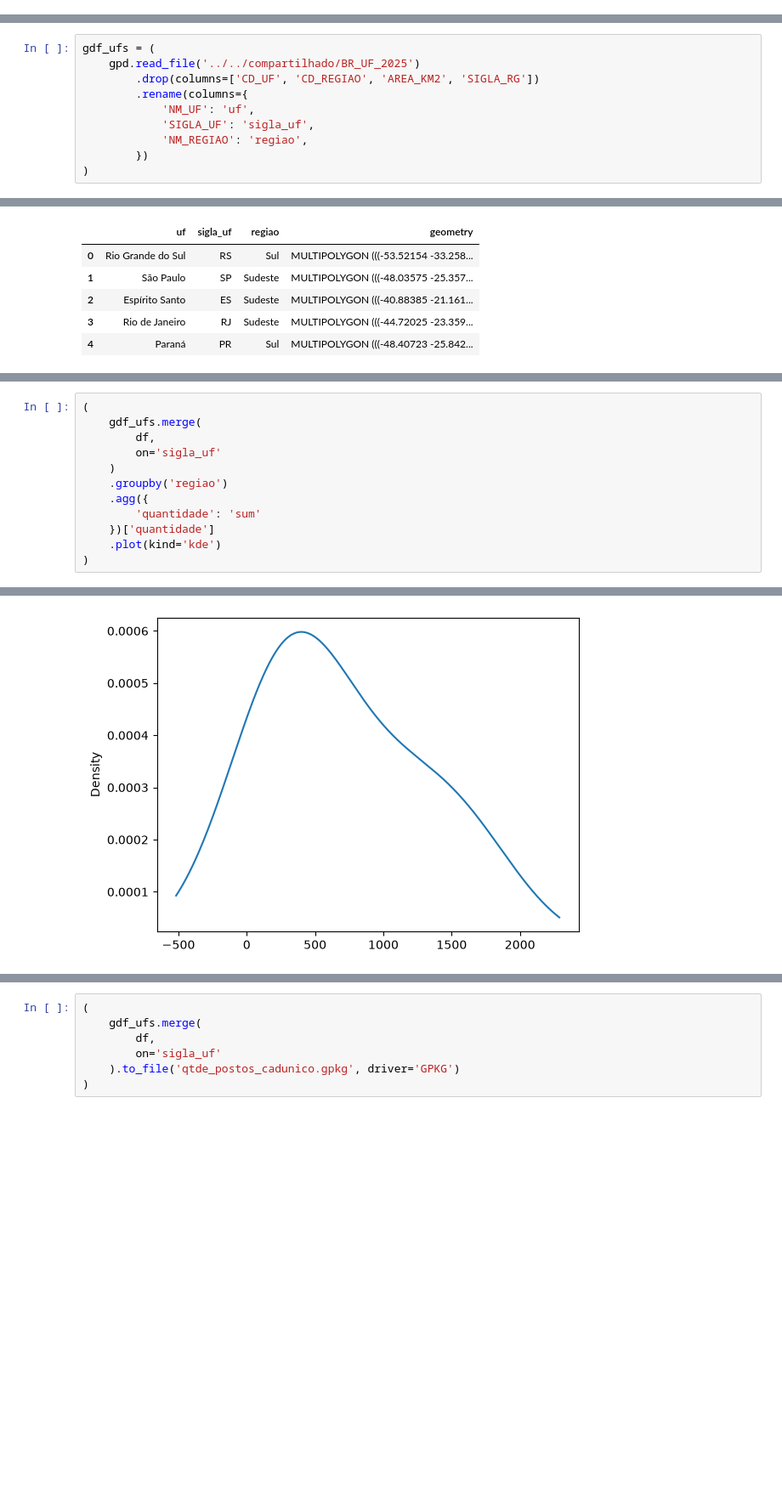
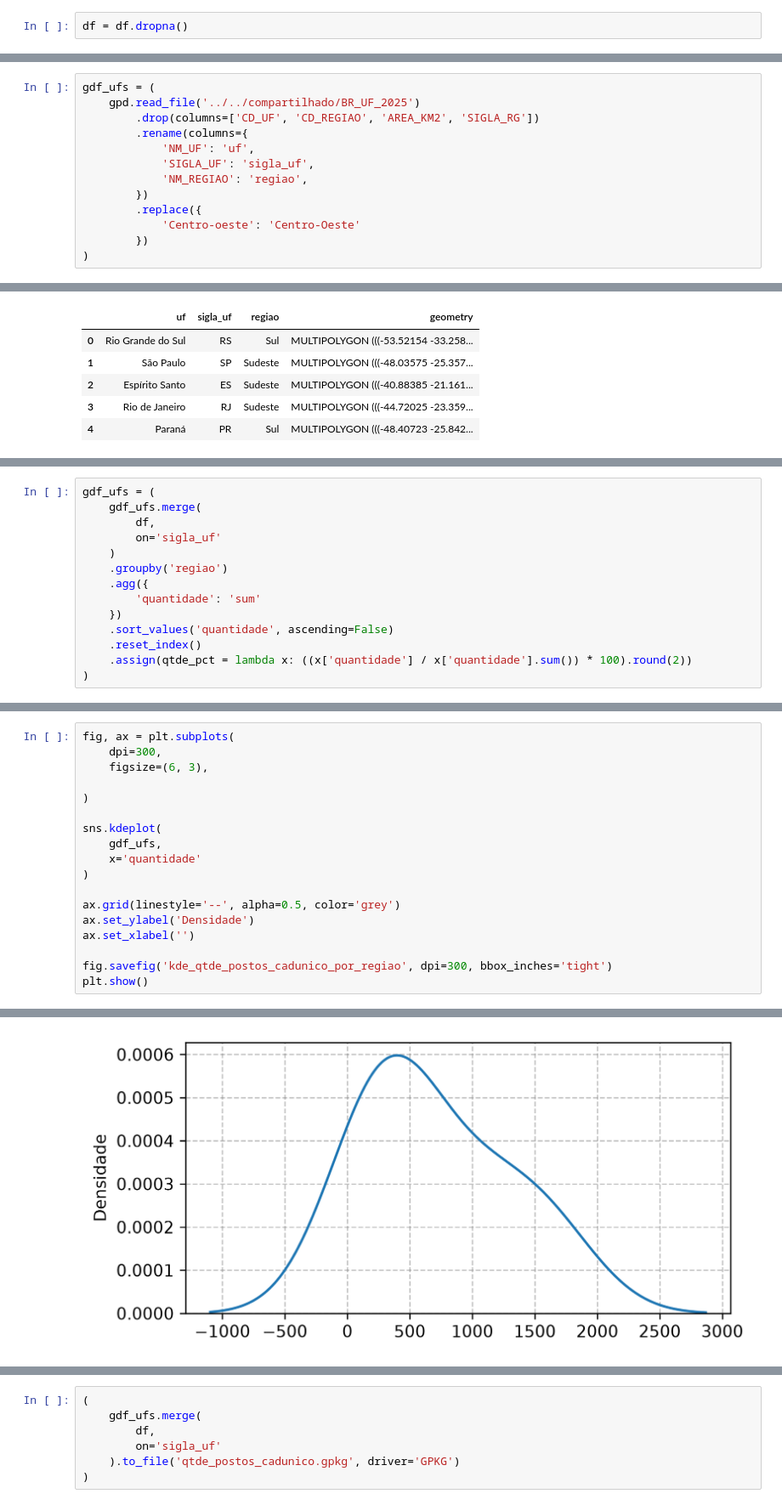
Before and after one commit to LazaroDamasceno/Dissertacao, a Jupyter notebook: analises/cad_unico/postos/analise.ipynb, the cells around one changed output, grey strips where cells are left out. Shown at 85% size. Cells and saved outputs as stored; diff of their text form; blank space fills up the shorter version.

```diff
--- a/analises/cad_unico/postos/analise.ipynb
+++ b/analises/cad_unico/postos/analise.ipynb
@@ -44,3 +45,5 @@ sigla_uf    1
 cidade      5
 ibge        0
 dtype: int64
+# %%
+df = df.dropna()
@@ -143,6 +172,9 @@ gdf_ufs = (
             'SIGLA_UF': 'sigla_uf',
             'NM_REGIAO': 'regiao',
         })
+        .replace({
+            'Centro-oeste': 'Centro-Oeste'
+        })
 )
 # %%
 gdf_ufs.head()
@@ -190,0 +223,14 @@ gdf_ufs.head()
+# %%
+gdf_ufs = (
+    gdf_ufs.merge(
+        df,
+        on='sigla_uf'
+    )
+    .groupby('regiao')
+    .agg({
+        'quantidade': 'sum'
+    })
+    .sort_values('quantidade', ascending=False)
+    .reset_index()
+    .assign(qtde_pct = lambda x: ((x['quantidade'] / x['quantidade'].sum()) * 100).round(2))
+)
@@ -191,13 +239,19 @@ gdf_ufs.head()
 # %%
-(
-    gdf_ufs.merge(
-        df,
-        on='sigla_uf'
-    )
-    .groupby('regiao')
-    .agg({
-        'quantidade': 'sum'
-    })['quantidade']
-    .plot(kind='kde')
+fig, ax = plt.subplots(
+    dpi=300,
+    figsize=(6, 3),
+
 )
+
+sns.kdeplot(
+    gdf_ufs,
+    x='quantidade'
+)
+
+ax.grid(linestyle='--', alpha=0.5, color='grey')
+ax.set_ylabel('Densidade')
+ax.set_xlabel('')
+
+fig.savefig('kde_qtde_postos_cadunico_por_regiao', dpi=300, bbox_inches='tight')
+plt.show()
 # %% [output]
@@ -205,4 +258,4 @@ gdf_ufs.head()
-[figure, old version]
+[figure, new version]
 # %%
 (
     gdf_ufs.merge(
```
Also changed, not shown: parts of 24 cells of this notebook, 6 other files.
